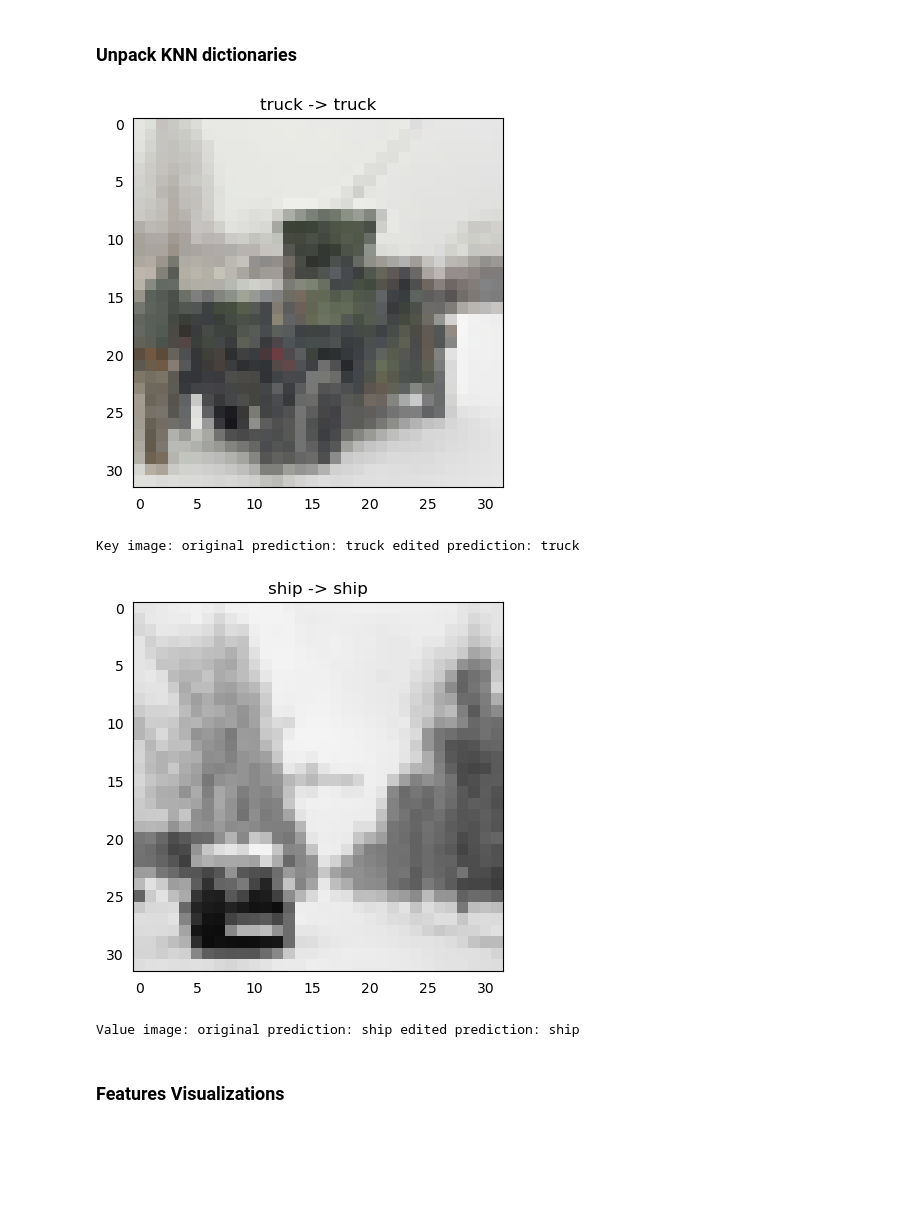
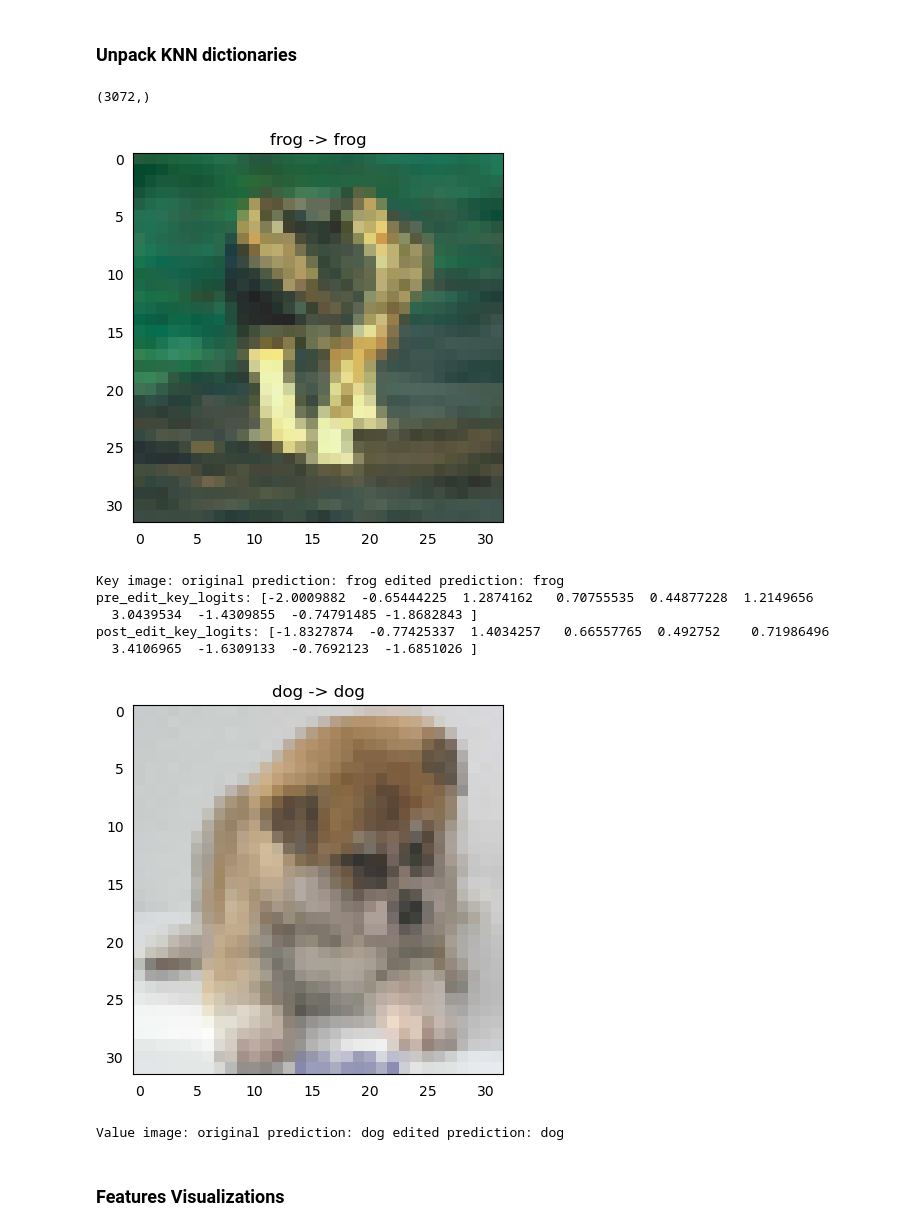
Before and after one commit to allisonchen23/model-editing, a Jupyter notebook: knn_analysis.ipynb, the cells around one changed output. Saved outputs shown, nothing was run; the diff lists cells and outputs as text; code cells hidden in the pictures; blank space fills up the shorter version.

```diff
--- a/knn_analysis.ipynb
+++ b/knn_analysis.ipynb
@@ -43,18 +43,18 @@ def show_results(results, class_list, idx, title, n_show=10, save_path=None):
         save_path=save_path)
 # %%
 # Define constants, paths
-key_image_path = 'data/editing/dummy/tank2.jpg'
-value_image_path = 'data/editing/dummy/tank1.jpg'
+# key_image_path = 'data/cinic-10-imagenet/train/dog/n02114712_211.png'
+# value_image_path = 'data/cinic-10-imagenet/train/dog/n02110806_1407.png'
 
 # Real with K = 100
-# restore_dir = 'saved/edit/knn/CINIC10_ImageNet-VGG_16/1213_132801/models'
-# Recalculated cov matrices and run again
-restore_dir = 'saved/edit/knn/CINIC10_ImageNet-VGG_16/1214_094352/models'
+# restore_dir = 'saved/edit/knn/CINIC10_ImageNet-VGG_16/1214_094352/models'
 # Real with K = 10 (OLD
 # restore_dir = 'saved/edit/knn/CINIC10_ImageNet-VGG_16/1212_175720/models'
 # Dummy with K = 10
 # restore_dir = 'saved/edit/debug/CINIC10_ImageNet-VGG_16/1214_091214/models'
-
+# 1_closest on full dataset
+# restore_dir = 'saved/edit/knn/dog/1_closest/CINIC10_ImageNet-VGG_16/1214_143955/models'
+restore_dir = 'saved/edit/knn/dog/1_random/CINIC10_ImageNet-VGG_16/1214_150814/models'
 save_dir = os.path.join(restore_dir, 'saved_images')
 if not os.path.isdir(save_dir):
     os.makedirs(save_dir)
@@ -101,8 +101,8 @@ pre_edit_knn = torch.load(pre_edit_knn_path)
 post_edit_knn = torch.load(post_edit_knn_path)
 
 # Load image
-key_image = load_image(key_image_path, resize=IMAGE_SIZE)
-value_image = load_image(value_image_path, resize=IMAGE_SIZE)
+# key_image = load_image(key_image_path, resize=IMAGE_SIZE)
+# value_image = load_image(value_image_path, resize=IMAGE_SIZE)
 # %% [markdown]
 ### Unpack KNN dictionaries
 # %%
@@ -141,39 +141,58 @@ pre_edit_key_neighbor_logits_image_paths = pre_edit_logits['image_paths'][0]
 pre_edit_value_logits = pre_edit_logits['anchor_data'][1]
 pre_edit_value_neighbor_logits = pre_edit_logits['neighbor_data'][1]
 pre_edit_value_neighbor_logits_image_paths = pre_edit_logits['image_paths'][1]
 
 
 # Repeat for after edit
 post_edit_logits = post_edit_knn[data_type]
 post_edit_key_logits = post_edit_logits['anchor_data'][0]
 post_edit_key_neighbor_logits = post_edit_logits['neighbor_data'][0]
 post_edit_key_neighbor_logits_image_paths = post_edit_logits['image_paths'][0]
 
 
 post_edit_value_logits = post_edit_logits['anchor_data'][1]
 post_edit_value_neighbor_logits = post_edit_logits['neighbor_data'][1]
 post_edit_value_neighbor_logits_image_paths = post_edit_logits['image_paths'][1]
 
 pre_edit_key_prediction = class_list[np.argmax(pre_edit_key_logits)]
 post_edit_key_prediction = class_list[np.argmax(post_edit_key_logits)]
+
+# Images
+data_type='images'
+pre_edit_images = pre_edit_knn[data_type]
+pre_edit_key_images = pre_edit_images['anchor_data'][0]
+
+pre_edit_value_images = pre_edit_images['anchor_data'][1]
+
+post_edit_images = post_edit_knn[data_type]
+post_edit_key_images = post_edit_images['anchor_data'][0]
+post_edit_value_images = post_edit_images['anchor_data'][1]
+
 visualizations.show_image(
-    key_image,
+    pre_edit_key_images.reshape([3, 32, 32]),
     title="{} -> {}".format(pre_edit_key_prediction, post_edit_key_prediction),
     save_path=os.path.join(save_dir, "key_image.png"))
 
 pre_edit_value_prediction = class_list[np.argmax(pre_edit_value_logits)]
 post_edit_value_prediction = class_list[np.argmax(post_edit_value_logits)]
 print("Key image: original prediction: {} edited prediction: {}".format(pre_edit_key_prediction, post_edit_key_prediction))
+print("pre_edit_key_logits: {}".format(pre_edit_key_logits))
+print("post_edit_key_logits: {}".format(post_edit_key_logits))
 visualizations.show_image(
-    value_image,
+    pre_edit_value_images.reshape([3, 32, 32]),
     title="{} -> {}".format(pre_edit_value_prediction, post_edit_value_prediction),
     save_path=os.path.join(save_dir, "value_image.png"))
 print("Value image: original prediction: {} edited prediction: {}".format(pre_edit_value_prediction, post_edit_value_prediction))
 # %% [output]
+(3072,)
-[figure, old version]
+[figure, new version]
-Key image: original prediction: truck edited prediction: truck
+Key image: original prediction: frog edited prediction: frog
+pre_edit_key_logits: [-2.0009882  -0.65444225  1.2874162   0.70755535  0.44877228  1.2149656
+  3.0439534  -1.4309855  -0.74791485 -1.8682843 ]
+post_edit_key_logits: [-1.8327874  -0.77425337  1.4034257   0.66557765  0.492752    0.71986496
+  3.4106965  -1.6309133  -0.7692123  -1.6851026 ]
-[figure, old version]
+[figure, new version]
-Value image: original prediction: ship edited prediction: ship
+Value image: original prediction: dog edited prediction: dog
 # %% [markdown]
 ### Features Visualizations
 # %%
```
Also changed, not shown: parts of 8 cells of this notebook, 1 other file.
